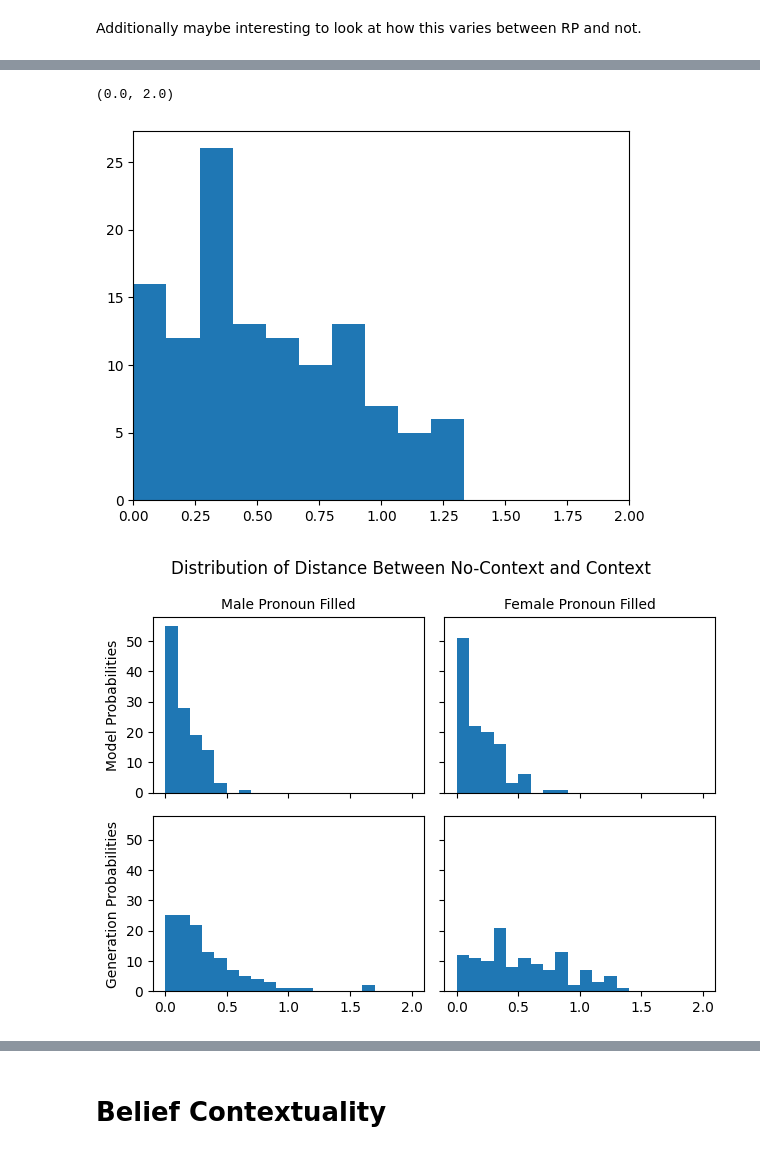
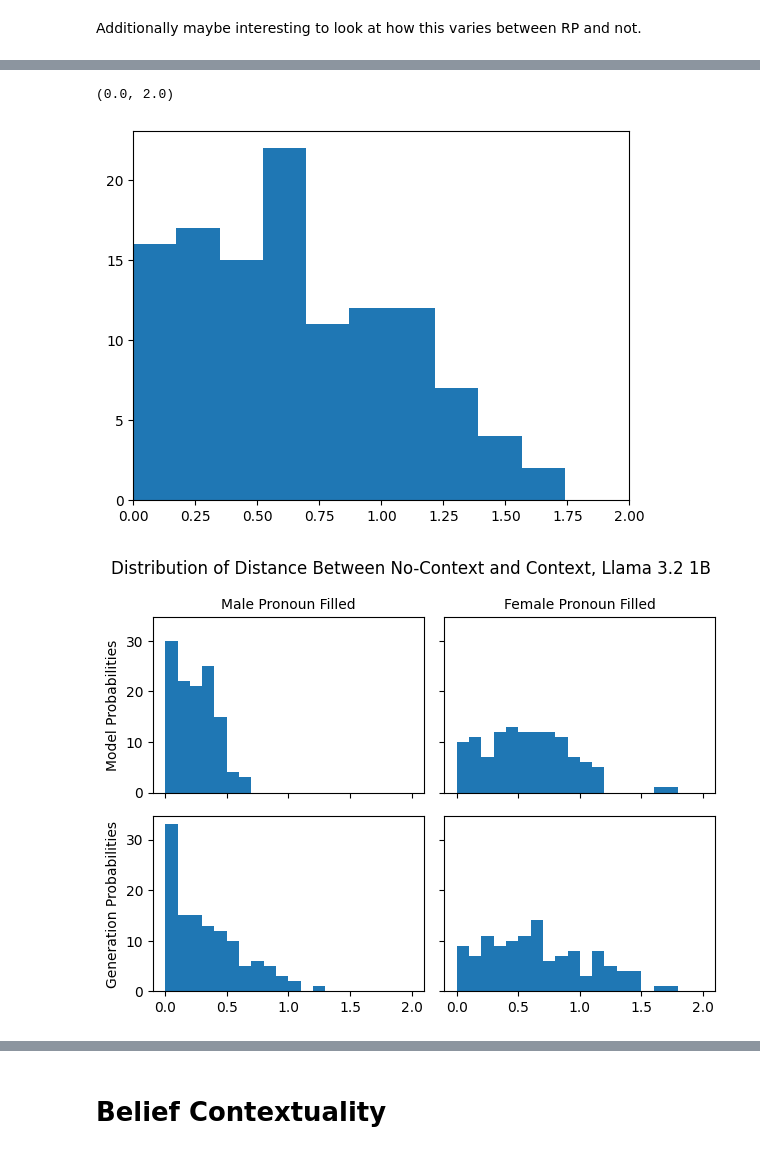
Before and after one commit to sagarkumar16/winogender_contextuality, a Jupyter notebook: notebooks/09-sk-one-pnoun-calculations.ipynb, the cells around one changed output, grey strips where cells are left out. Drawn from its saved outputs; the diff is of its cells as text; code cells hidden in the pictures.

```diff
--- a/notebooks/09-sk-one-pnoun-calculations.ipynb
+++ b/notebooks/09-sk-one-pnoun-calculations.ipynb
@@ -39,7 +39,8 @@ def get_internal_probs(measurements: list[dict]):
 
     return internal_probs
 # %%
-def get_generation_probs(measurements: list[dict]):
+def get_generation_probs(measurements: list[dict],
+                        verbose: bool = False):
 
     """
 
@@ -49,7 +50,16 @@ def get_generation_probs(measurements: list[dict]):
     pnouns = measurements[0]['context']['pronouns_2']
 
     # calculate empirical generation probabilities (remove anything not in the list of pronouns)
-    generation_counter = Counter([l['measurement']['BLANK'] for l in measurements])
+    generated_pnouns = []
+    for m in measurements:
+        try:
+            generated_pnouns.append(m['measurement']['BLANK'])
+        except Exception as e:
+            if verbose:
+                print(f"The error: {e}\nwas thrown for item {m}")
+            else:
+                pass
+    generation_counter = Counter(generated_pnouns)
     generation_counter_clean = {k: generation_counter[k] for k in pnouns}
     num_valid_measurements = np.sum(list(generation_counter_clean.values()))
     generation_probs = np.array(list(generation_counter_clean.values()))/num_valid_measurements
@@ -72,12 +82,33 @@ def get_generation_logit_distortion(measurements: list[dict]):
 
     # L1 distance of the two arrays
     return distance.cityblock(internal_probs, generation_probs)
+# %%
+def get_index(index: int,
+              data: list[dict] | list[dict],
+              filter_none: bool= True) -> list[dict] | list[dict]:
+    """
+    Filters list of Measurements (or equivalent dictionaries) by index.
+
+    :param index: index of measurement to return
+    :param data: list of Measurements
+    :param filter_none: whether to filter out instances with erroneous responses
+    :return: list of Measurements
+    """
+
+    all_measurements = [d for d in data if d['index'] == index]
+
+    if filter_none:
+        string_only = [d for d in all_measurements if isinstance(d['measurement']['BLANK'], str)]
+        no_none = [d for d in string_only if d['measurement']['BLANK'] != "None"]
+        return no_none
+    else:
+        return all_measurements
 # %% [markdown]
 ## Data Loading
 # %%
-DATA_DIR = Path("../../")
+DATA_DIR = Path("/data_users1/sagar/winogender_contextuality/data/interim")
 # %%
-LLAMA32_PATH = DATA_DIR / "one_pronoun_measurements_Llama-3.2-1B-Instruct_0.502.ndjson"
+LLAMA32_PATH = DATA_DIR / "one_pronoun_measurements_Llama-3.2-1B-Instruct_0.503.ndjson"
 llama32 = load_ndjson(LLAMA32_PATH)
 max_llama32 =max([d['index'] for d in llama32])
 # %% [markdown]
@@ -297,24 +331,24 @@ plt.hist(llama_f_first_gen_changes, bins=10)
 plt.xlim(0,2)
 # %% [output]
 (0.0, 2.0)
-[figure, old version]
+[figure, new version]
 # %%
 fig, axs = plt.subplots(2,2, sharey=True, sharex=True)
 dist_bins = np.linspace(0,2,21)
 axs[0,0].hist(llama_m_first_logit_changes, bins=dist_bins)
 axs[0,1].hist(llama_f_first_logit_changes, bins=dist_bins)
 axs[1,0].hist(llama_m_first_gen_changes, bins=dist_bins)
 axs[1,1].hist(llama_f_first_gen_changes, bins=dist_bins)
 
 axs[0,0].set_title('Male Pronoun Filled', fontsize=10)
 axs[0,1].set_title('Female Pronoun Filled', fontsize=10)
 axs[0,0].set_ylabel('Model Probabilities', )
 axs[1,0].set_ylabel('Generation Probabilities')
 
-fig.suptitle('Distribution of Distance Between No-Context and Context')
+fig.suptitle('Distribution of Distance Between No-Context and Context, Llama 3.2 1B')
 plt.tight_layout()
 # %% [output]
-[figure, old version]
+[figure, new version]
 # %%
 # Difference between forward and reverse pronoun order in unfilled sentences
 
```
Also changed, not shown: parts of 69 cells of this notebook, 5 other files.
